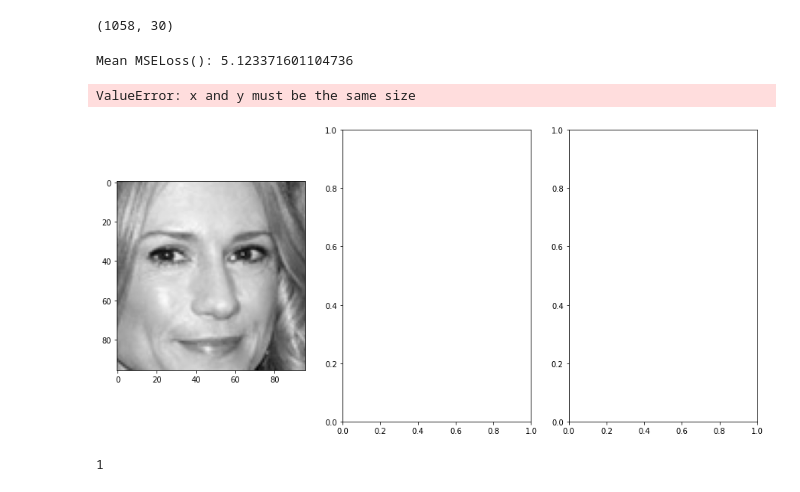
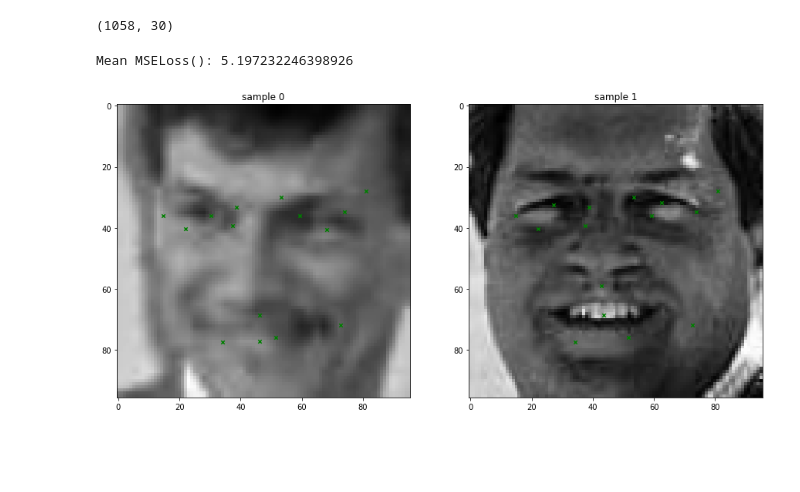
Before and after one commit to ivanshin/Facial_keypoints, a Jupyter notebook: research.ipynb, the cells around one changed output. Saved outputs shown, nothing was run; the diff lists cells and outputs as text; code cells hidden in the pictures; blank space fills up the shorter version.

Commit message:
TODO: fix print in train

```diff
--- a/research.ipynb
+++ b/research.ipynb
@@ -18,11 +18,11 @@ from sklearn.model_selection import train_test_split
 # %%
 VALIDATION_SIZE = 0.15
 TRAIN_BATCHSIZE = 32
-TEST_BATCHSIZE = 64
-TRAIN_EPOCHS = 15
-P_ITER = 100
+TEST_BATCHSIZE = 3
+TRAIN_EPOCHS = 20
+P_ITER = 30
 SEED = 548
-LR = 0.003
+LR = 0.007
 DATA_PATH = 'dataset/'
 IMG_SHAPE = (96,96)
 # %% [markdown]
@@ -451,9 +439,6 @@ def model_test(model, loss_f, X, y):
     test_losses = []
 
     model.train()
-
-
-    some_samples_3 = []
 
     cnt = 0
 
@@ -462,35 +447,23 @@ def model_test(model, loss_f, X, y):
 
             output = model(imgs)
 
-            if cnt == 0:
-                some_samples_3.append((imgs[0:3], output[0:3]))
-                cnt+=1
-
-            #print(output.dtype)
-            #print(labels.dtype)
-
             loss = loss_func(output, labels)
             test_losses.append(loss)
 
 
     print(f'Mean {loss_f}: {np.mean(test_losses)}')
 
-    return some_samples_3
+    return imgs, labels
 # %%
 loss_func_test = MSELoss()
 # %%
-samples_3 = model_test(model, loss_func_test, X_np_test, y_np_test)
+imgs, labels = model_test(model, loss_func_test, X_np_test, y_np_test)
 # %% [output]
-Mean MSELoss(): 5.123371601104736
+Mean MSELoss(): 5.197232246398926
 # %%
-fig, axs = plt.subplots(1,3, figsize= (15, 7))
+fig, axs = plt.subplots(1,2, figsize= (15, 8))
 
-for i in range(0,3):
-    show_img_with_keypoints(samples_3[0][0][0][i], samples_3[0][i], f'sample {i}', axs[i])
+for i in range(0,2):
+    show_img_with_keypoints(imgs[i][0], labels[i], f'sample {i}', axs[i])
 # %% [output]
-ValueError: x and y must be the same size
-[figure, old version]
+[figure, new version]
-# %%
-len(samples_3)
-# %% [output]
-1
```
Also changed, not shown: parts of 2 cells of this notebook.
